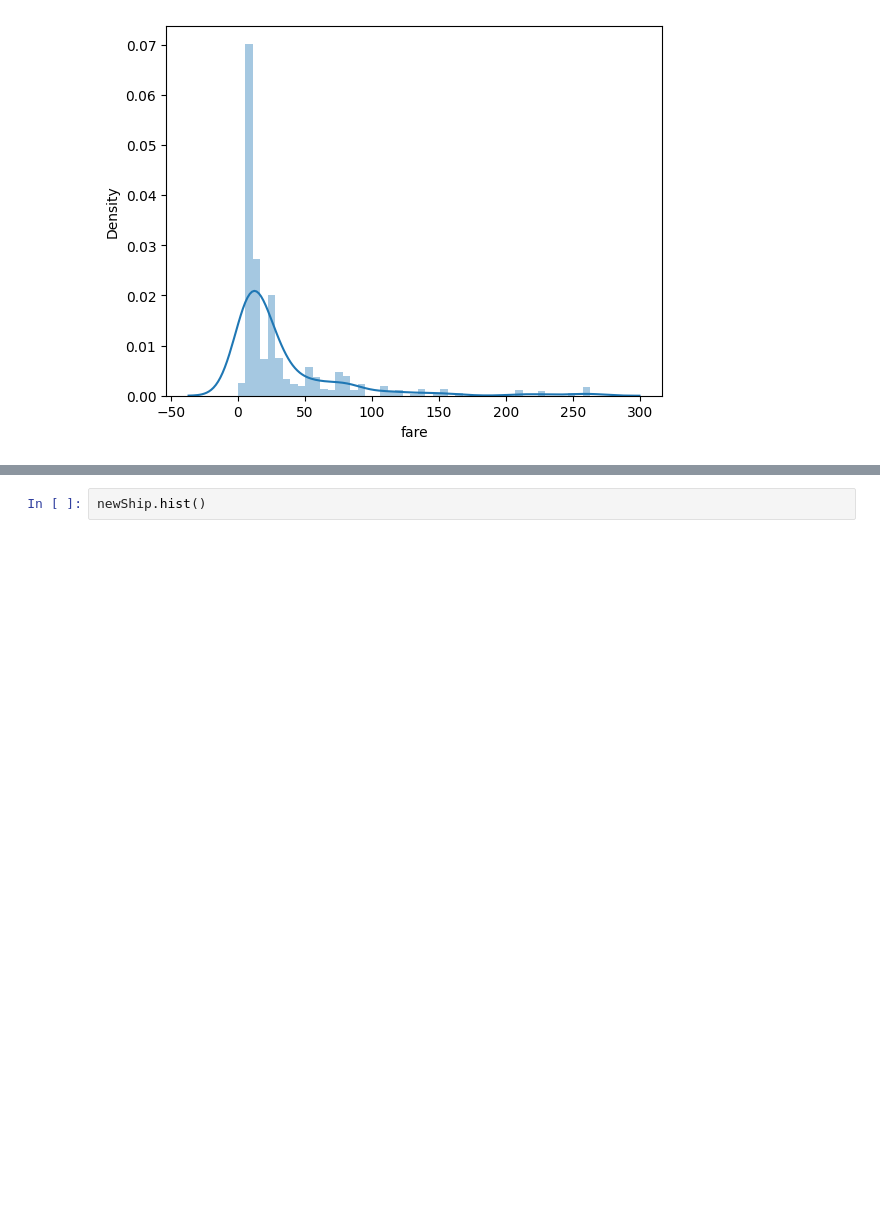
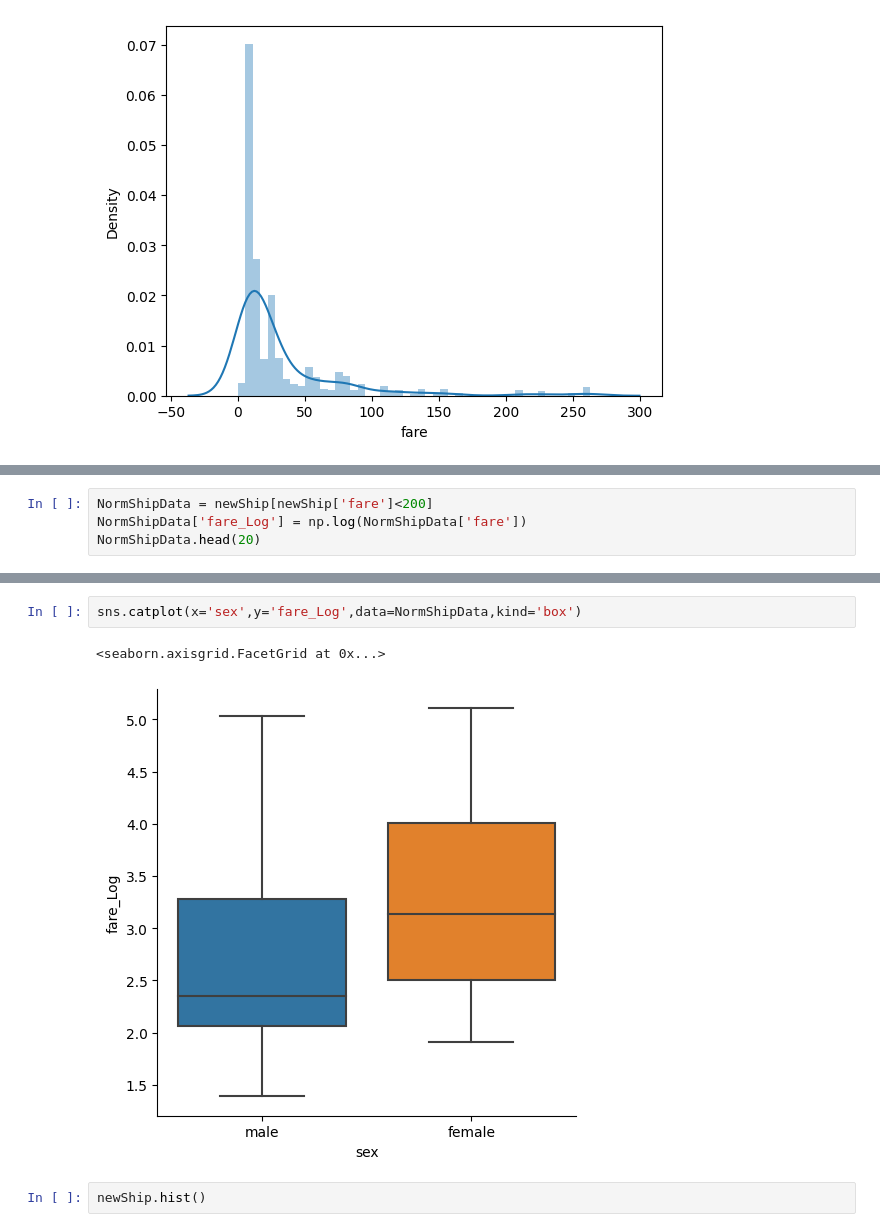
Before and after one commit to M-Aaqib-Arshad/Data-Science, a Jupyter notebook: EDA.ipynb, the cells around one changed output, grey strips where cells are left out. Cells and saved outputs as stored; diff of their text form; blank space fills up the shorter version.

```diff
--- a/EDA.ipynb
+++ b/EDA.ipynb
@@ -263,0 +269,4 @@ https://gist.github.com/mwaskom/de44147ed2974457ad6372750bbe5751
+# %%
+NormShipData = newShip[newShip['fare']<200]
+NormShipData['fare_Log'] = np.log(NormShipData['fare'])
+NormShipData.head(20)
@@ -264,3 +306,8 @@ https://gist.github.com/mwaskom/de44147ed2974457ad6372750bbe5751
+# %%
+sns.catplot(x='sex',y='fare_Log',data=NormShipData,kind='box')
+# %% [output]
+<seaborn.axisgrid.FacetGrid at 0x...>
+[figure, added]
 # %%
 newShip.hist()
 # %% [output]
```
Also changed, not shown: parts of 21 cells of this notebook.
